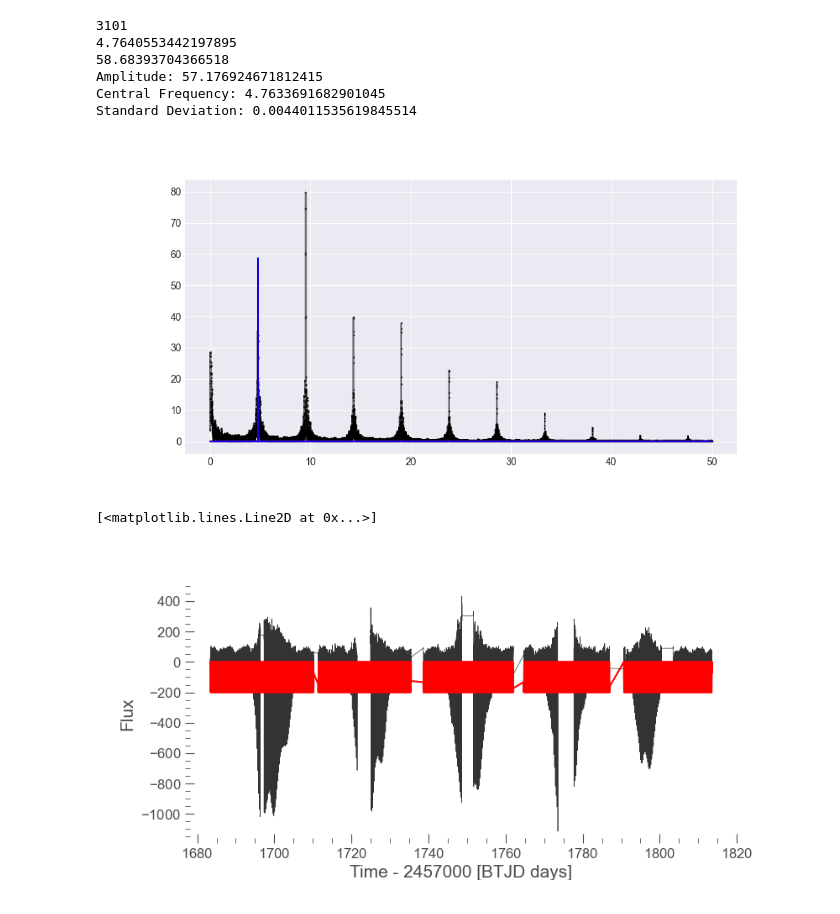
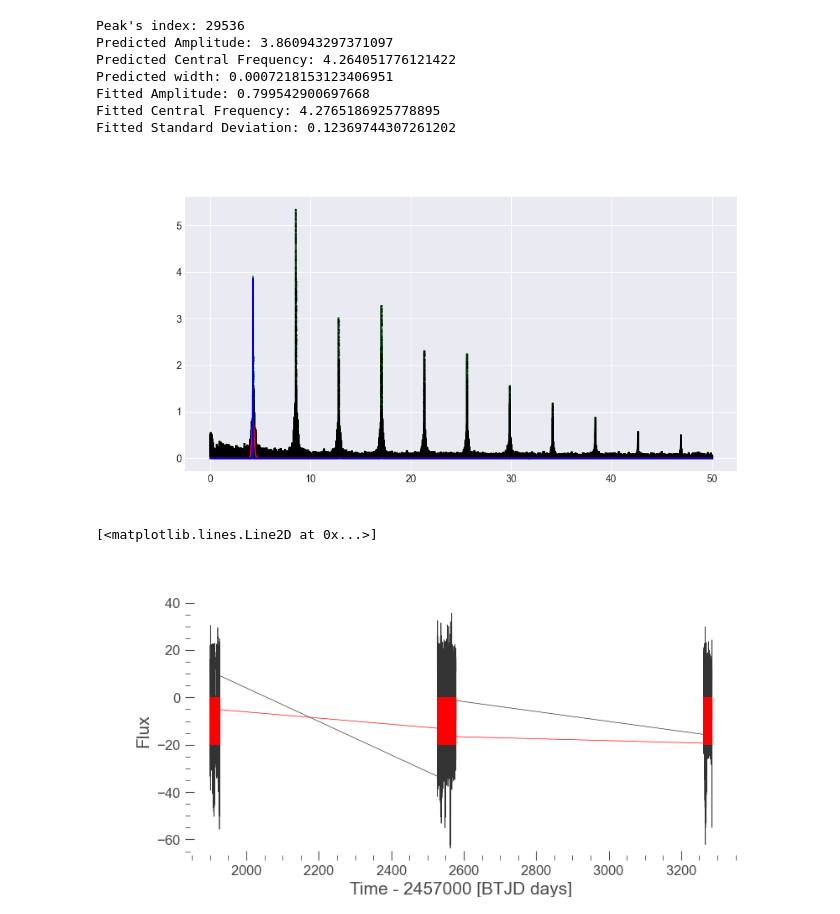
Before and after one commit to katerickels/CV-Analyzer, a Jupyter notebook: Temporary Files/O-C Maker v3 (Vale).ipynb, the cells around one changed output. Cells and saved outputs as stored; diff of their text form; code cells hidden in the pictures.

```diff
--- a/Temporary Files/O-C Maker v3 (Vale).ipynb
+++ b/Temporary Files/O-C Maker v3 (Vale).ipynb
@@ -11,7 +11,7 @@ import scipy.optimize as optimize
 
 plt.style.use('seaborn-v0_8-darkgrid')
 
-TIC = 'TIC 219107776'
+TIC = 'TIC 61285257'
 # %%
-lcs = get_lightcurves(TIC, author = 'SPOC', cadence='short', use_till=5)
+lcs = get_lightcurves(TIC, author = 'SPOC', cadence='short', use_till=10)
 # %% [output]
@@ -83,58 +80,66 @@ def gaussian(x, amp, cen, wid):
 
 pd.DataFrame({'frequencies': frequencies, 'power': power})
 
-peaks, pdict = signal.find_peaks(power, height=50)
+f = np.linspace(frequencies.min(), frequencies.max(), 1000000)
+p = spline(frequencies, power, k = 3)(f)
 
-print(peaks[0])
+peaks, pdict = signal.find_peaks(power, height= 3.8)
 
-print(frequencies[peaks][0])
+first_pick = (lightcurve.time.btjd[-1] - lightcurve.time.btjd[0])
 
-print(pdict['peak_heights'][0])
+initial_guess = [pdict['peak_heights'][0], frequencies[peaks][0], 0.5/first_pick]
 
-1/(lightcurve.time.btjd[-1] - lightcurve.time.btjd[0])
-
-initial_guess = [pdict['peak_heights'][0], frequencies[peaks][0], 0.5/(lightcurve.time.btjd[-1] - lightcurve.time.btjd[0])]
-
-optimized_parameters, covariance = optimize.curve_fit(gaussian, frequencies, power, p0=initial_guess)
+optimized_parameters, covariance = optimize.curve_fit(gaussian, f, p, p0=initial_guess)
 
 amp, cen, wid = optimized_parameters
 
-f = np.linspace(frequencies.min(), frequencies.max(), 1000000)
-
 fitted_gaussian = gaussian(f, amp, cen, wid)
 
-another_gaussian = gaussian(f, pdict['peak_heights'][0], frequencies[peaks][0], 0.5/(lightcurve.time.btjd[-1] - lightcurve.time.btjd[0]))
+another_gaussian = gaussian(f, pdict['peak_heights'][0], frequencies[peaks][0], 0.5/first_pick)
 
 plt.figure(figsize=(10, 5))
+
+plt.plot(f, p, label='Periodogram', marker='o', markersize=1, alpha=0.5, color='green')
 plt.plot(frequencies, power, label='Periodogram', marker='o', markersize=1, alpha=0.5, color='black')
 plt.plot(f, fitted_gaussian, label='Fitted Gaussian', color='red')
 plt.plot(f, another_gaussian, label='Another Gaussian', color='blue')
 
-print(f'Amplitude: {amp}')
-print(f'Central Frequency: {cen}')
-print(f'Standard Deviation: {wid}')
+print(f"Peak's index: {peaks[0]}")
+print(f"Predicted Amplitude: {pdict['peak_heights'][0]}")
+print(f'Predicted Central Frequency: {frequencies[peaks][0]}')
+print(f"Predicted width: {1/first_pick}")
+
+print(f'Fitted Amplitude: {amp}')
+print(f'Fitted Central Frequency: {cen}')
+print(f'Fitted Standard Deviation: {wid}')
+
+
+#NOTES
+#Standard Deviation : It's half of the width
+#The green fit it's an interpolation of the periodogram (it's adding more points so we can get a more accurate fit)
 # %% [output]
-3101
-4.7640553442197895
-58.68393704366518
-Amplitude: 57.176924671812415
-Central Frequency: 4.7633691682901045
-Standard Deviation: 0.0044011535619845514
+Peak's index: 29536
+Predicted Amplitude: 3.860943297371097
+Predicted Central Frequency: 4.264051776121422
+Predicted width: 0.0007218153123406951
+Fitted Amplitude: 0.799542900697668
+Fitted Central Frequency: 4.2765186925778895
+Fitted Standard Deviation: 0.12369744307261202
-[figure, old version]
+[figure, new version]
 # %%
 def sin_fit(x, amp, freq, phase, offset):
     return amp * np.sin(2 * np.pi * freq * (x - phase)) + offset
 
 t = lightcurve.time.btjd
 f = lightcurve.flux
 
-s = sin_fit(t, 100, cen, 0.0611, -100)
+s = sin_fit(t, 10, cen, 0.0611, -10)
 
 ax = lightcurve.plot()
-ax.plot(t, s, color='red')
+ax.plot(t, s, color='red', linewidth = 0.5)
 # %% [output]
 [<matplotlib.lines.Line2D at 0x...>]
-[figure, old version]
+[figure, new version]
 # %%
 bin_num = 200
 period = 1/cen
```
Also changed, not shown: parts of 8 cells of this notebook, 2 other files.
